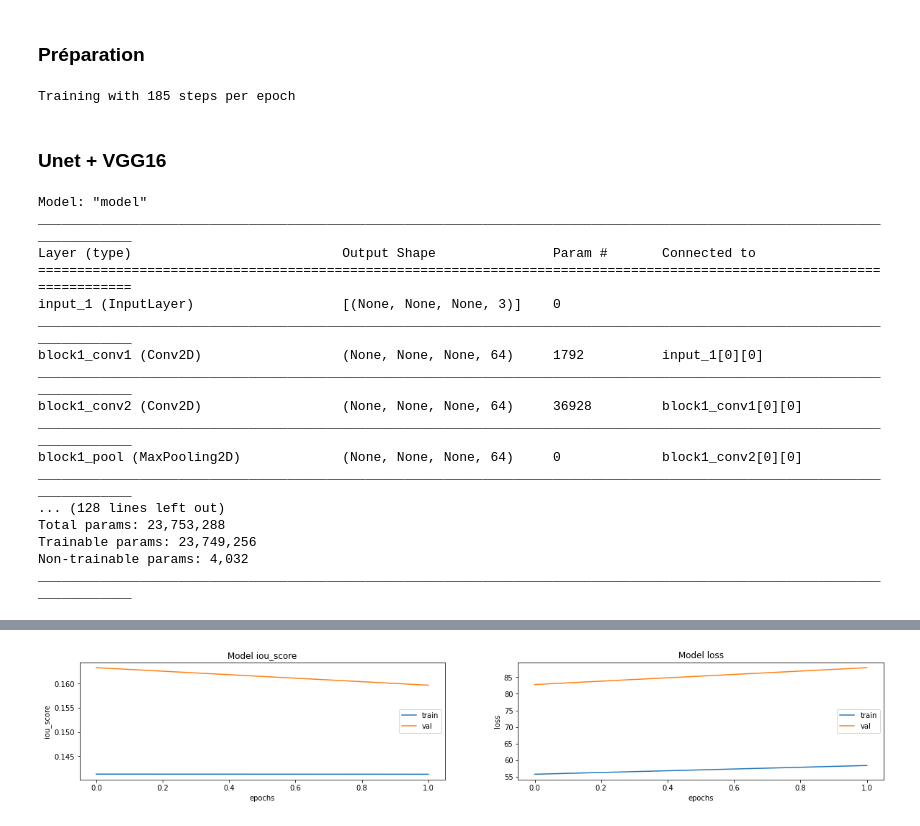
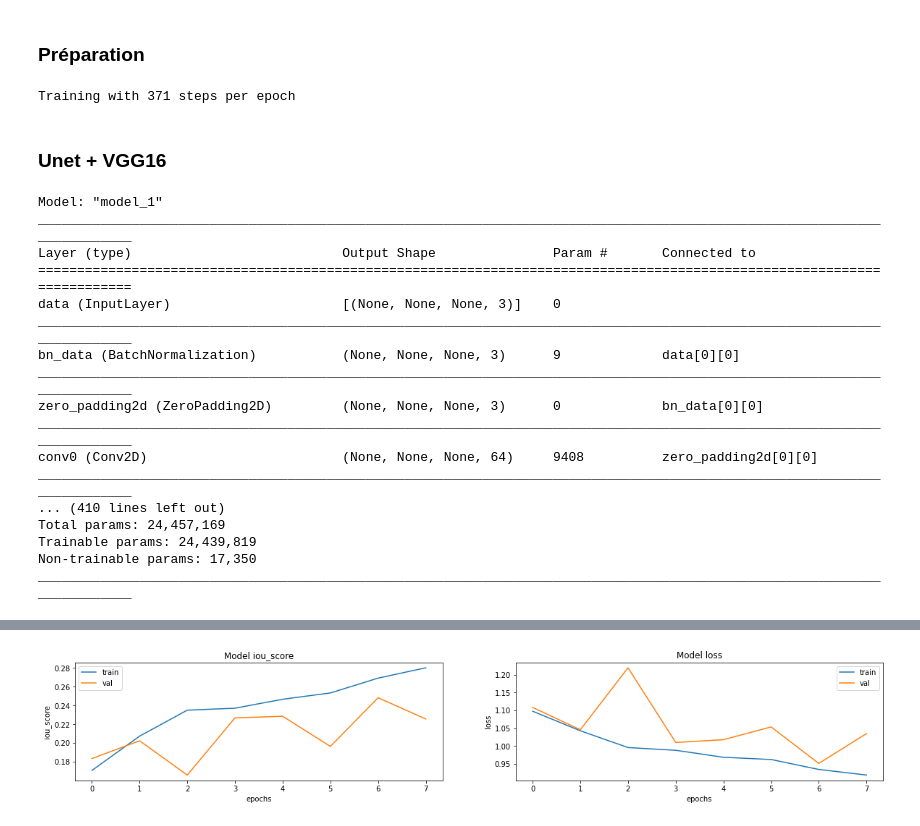
Before and after one commit to ThibaultDieudonne/Car-Computer-Vision-development, a Jupyter notebook: n.ipynb, the cells around one changed output, grey strips where cells are left out. Drawn from its saved outputs; the diff is of its cells as text; code cells hidden in the pictures.

Commit message:
fixed ground truth format, model seems to run fine

```diff
--- a/n.ipynb
+++ b/n.ipynb
@@ -156,11 +156,11 @@ def example_display(loc=1500):
 train_df = main_df[main_df["split"]=="train"]
 val_df = main_df[main_df["split"]=="val"]
 # %%
-n_epochs = 2
+n_epochs = 20
 
 batch_size = 8
 
-data_passes = 1
+data_passes = 250
 
 steps_per_epoch = (train_df.shape[0] * data_passes) // (batch_size * n_epochs)
 
@@ -170,7 +170,7 @@ BUFFER_SIZE = 1000
 
 print(f"Training with {steps_per_epoch} steps per epoch")
 # %% [output]
-Training with 185 steps per epoch
+Training with 371 steps per epoch
 # %%
 results_file = f'./results.csv'
 
@@ -211,6 +211,10 @@ def display_learning_curves(m_name, metric):
     plt.show()
 # %%
 size = (224, 224)
+
+BACKBONE = 'resnet34'
+
+preprocess_input = sm.get_preprocessing(BACKBONE)
 
 def load_cropped_imgs(path1, path2):
     img1 = tf.io.read_file(path1)
@@ -219,9 +223,6 @@ def load_cropped_imgs(path1, path2):
     img2 = tf.io.read_file(path2)
     img2 = tf.io.decode_png(img2)
 
-    img1 = tf.cast(img1, tf.float32) / 255.
-    img2 = tf.cast(img2, tf.float32)
-
     combined = tf.concat([img1, img2], axis=2)
     last_label_dim = tf.shape(img2)[-1]
     last_image_dim = tf.shape(img1)[-1]
@@ -229,7 +230,12 @@ def load_cropped_imgs(path1, path2):
     img1 = combined_crop[:, :, :last_image_dim]
     img2 = combined_crop[:, :, last_image_dim:]
 
-    img2 = tf.cast(img2, tf.uint8)
+    # img1 = tf.cast(img1, tf.float32) / 255.
+    img1 = preprocess_input(img1)
+    img1 = tf.cast(img1, tf.float32)
+
+    img2 = tf.squeeze(img2, axis=-1)
+    img2 = tf.one_hot(img2, 8, axis=-1)
 
     return img1, img2
 
@@ -240,8 +246,13 @@ def load_imgs(path1, path2):
     img2 = tf.io.read_file(path2)
     img2 = tf.io.decode_png(img2)
 
-    img1 = tf.cast(img1, tf.float32) / 255.
-    img2 = tf.cast(img2, tf.uint8)
+    # img1 = tf.cast(img1, tf.float32) / 255.
+    img1 = preprocess_input(img1)
+    img1 = tf.cast(img1, tf.float32)
+
+    img2 = tf.squeeze(img2, axis=-1)
+    img2 = tf.one_hot(img2, 8, axis=-1)
+
 
     return img1, img2
 
@@ -269,37 +280,28 @@ trained = 0
 
 model_name = "unet_vgg"
 
-model = sm.Unet(classes=8, input_shape=(None, None, 3), activation='softmax', encoder_weights=None)
+model = sm.Unet(BACKBONE, classes=8, input_shape=(None, None, 3), activation='softmax', encoder_weights=None)
 # %%
 model.summary(line_length=120)
 # %% [output]
-Model: "model"
+Model: "model_1"
 ________________________________________________________________________________________________________________________
 Layer (type)                           Output Shape               Param #       Connected to
 ========================================================================================================================
-input_1 (InputLayer)                   [(None, None, None, 3)]    0
+data (InputLayer)                      [(None, None, None, 3)]    0
 ________________________________________________________________________________________________________________________
-block1_conv1 (Conv2D)                  (None, None, None, 64)     1792          input_1[0][0]
+bn_data (BatchNormalization)           (None, None, None, 3)      9             data[0][0]
 ________________________________________________________________________________________________________________________
-block1_conv2 (Conv2D)                  (None, None, None, 64)     36928         block1_conv1[0][0]
+zero_padding2d (ZeroPadding2D)         (None, None, None, 3)      0             bn_data[0][0]
 ________________________________________________________________________________________________________________________
-block1_pool (MaxPooling2D)             (None, None, None, 64)     0             block1_conv2[0][0]
+conv0 (Conv2D)                         (None, None, None, 64)     9408          zero_padding2d[0][0]
 ________________________________________________________________________________________________________________________
-... (128 lines left out)
-Total params: 23,753,288
-Trainable params: 23,749,256
-Non-trainable params: 4,032
+... (410 lines left out)
+Total params: 24,457,169
+Trainable params: 24,439,819
+Non-trainable params: 17,350
 ________________________________________________________________________________________________________________________
 # %%
-def dice_coeff(y_true, y_pred):
-    smooth = 1.
-    y_true_f = tf.keras.backend.flatten(y_true)
-    y_pred_f = tf.keras.backend.flatten(y_pred)
-    intersection = tf.keras.backend.sum(y_true_f * y_pred_f)
-    score = (2. * intersection + smooth) / (tf.keras.backend.sum(y_true_f) + tf.keras.backend.sum(y_pred_f) + smooth)
-    return score
-
-
 def train_unet_vgg():
 
     lr = tf.keras.optimizers.schedules.ExponentialDecay(
@@ -309,7 +311,7 @@ def train_unet_vgg():
 
     model.compile(
         optimizer=tf.keras.optimizers.Adam(learning_rate=lr),
-        loss="categorical_crossentropy", # sm.losses.bce_jaccard_loss
+        loss=sm.losses.bce_jaccard_loss, # sm.losses.bce_jaccard_loss
         metrics=[sm.metrics.iou_score], # sm.metrics.iou_score
     )
 
@@ -341,4 +355,4 @@ Epoch 2/2
-[figure, old version]
+[figure, new version]
 # %%
 def prediction_display():
     pred_df = val_df.head(1)
```
Also changed, not shown: parts of 3 cells of this notebook, 1 other file.
